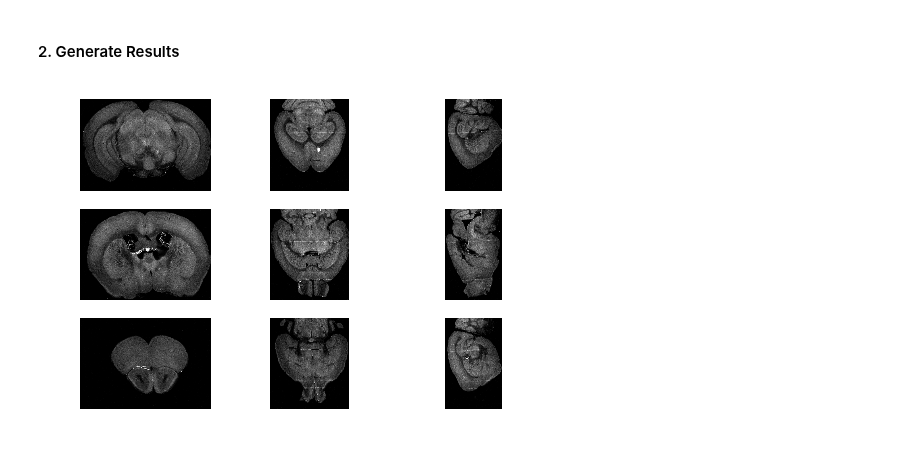
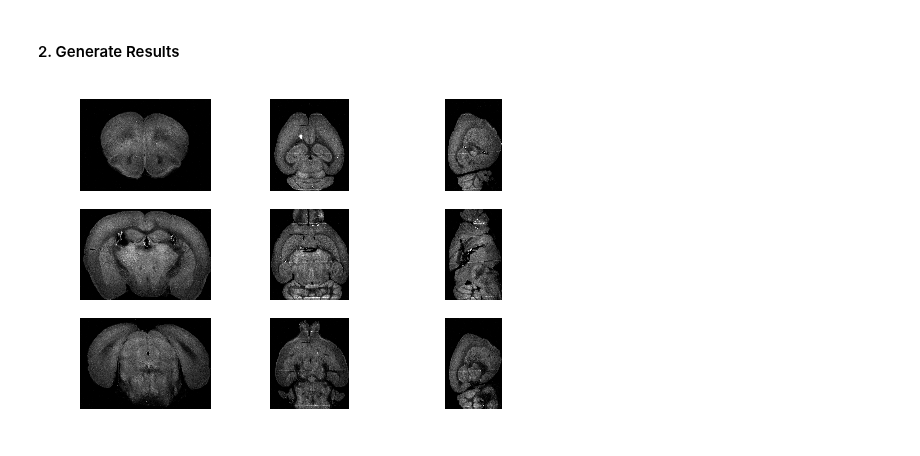
Before and after one commit to NeuroDataDesign/pan-synapse, a Jupyter notebook: background/NDReg_Algorithms.md.ipynb, the cells around one changed output. Saved outputs shown, nothing was run; the diff lists cells and outputs as text; code cells hidden in the pictures.

```diff
--- a/background/NDReg_Algorithms.md.ipynb
+++ b/background/NDReg_Algorithms.md.ipynb
@@ -78,10 +78,10 @@ ndreg.imgShow(refImg_ds, vmax=500)
 #### 2. Generate Results
 # %%
 affine = register(inImg_ds, refImg_ds)
-resultImage = ndreg.imgApplyAffine(inImg,
+resultImage = ndreg.imgApplyAffine(inImgReor,
                                    affine,
                                    size=refImg.GetSize(),
                                    spacing=refImg.GetSpacing())
 ndreg.imgShow(resultImage, vmax=10000)
 # %% [output]
-[figure, old version]
+[figure, new version]
```
Also changed, not shown: 2 other files.
